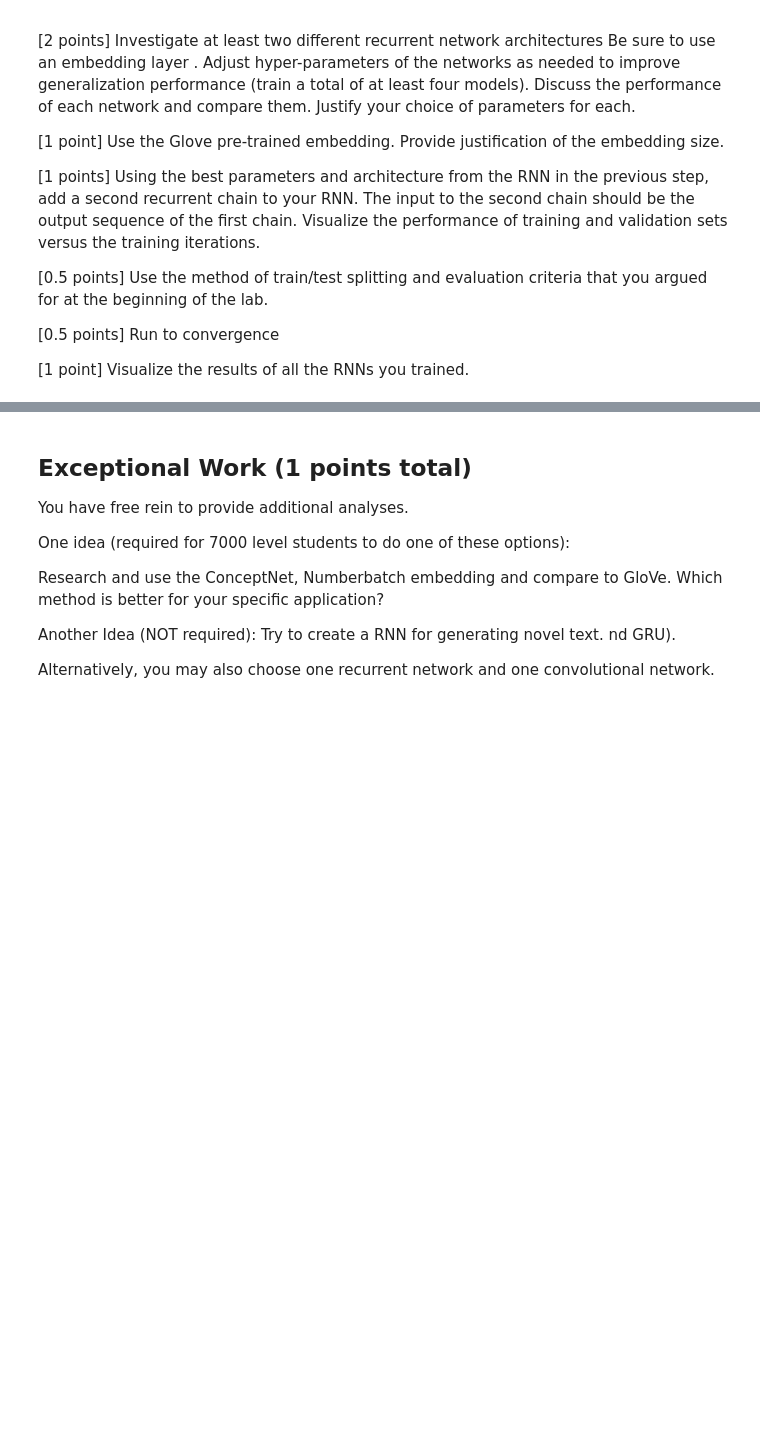
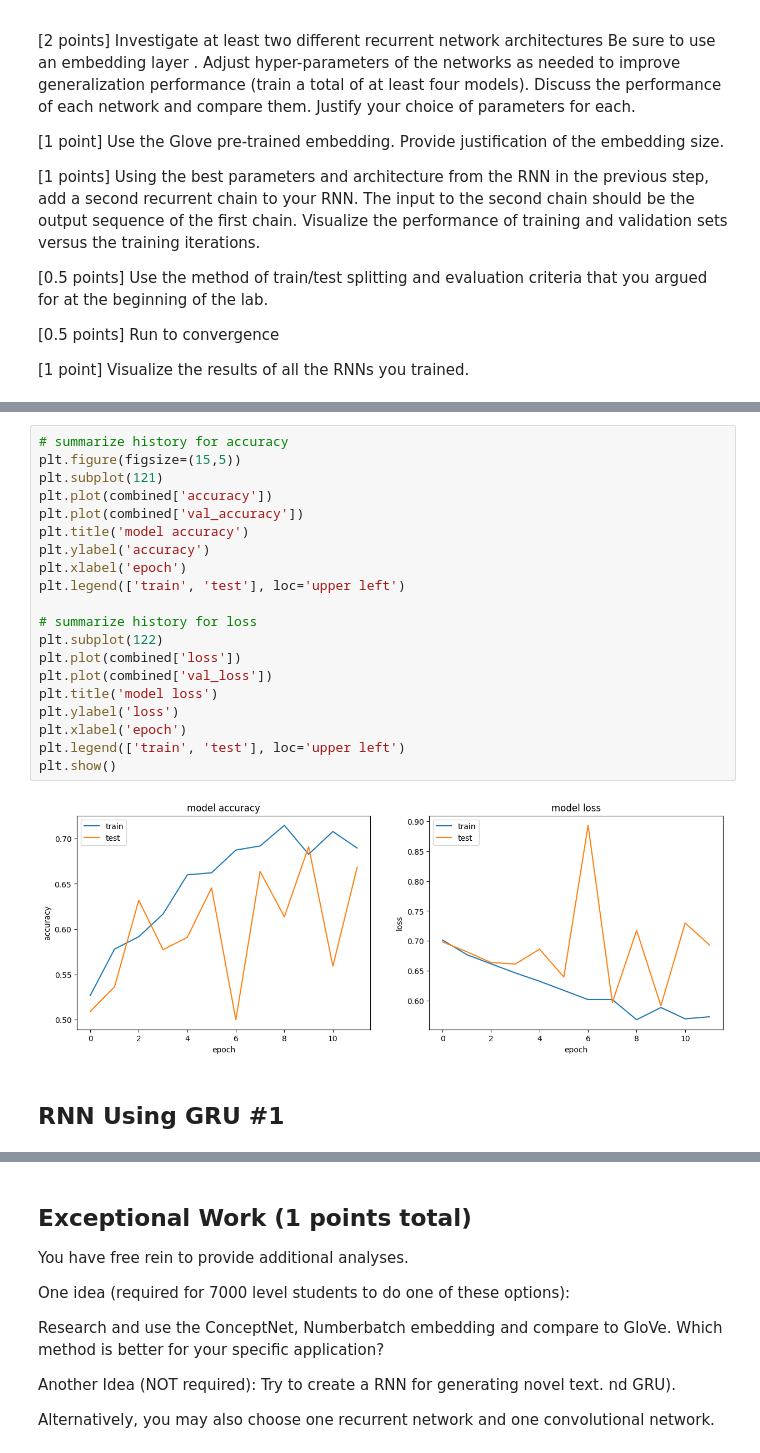
Before and after one commit to bennyandthejetss/ML_Lab7, a Jupyter notebook: Lab7.ipynb, the cells around one changed output, grey strips where cells are left out. Saved outputs shown, nothing was run; the diff lists cells and outputs as text; blank space fills up the shorter version.

```diff
--- a/Lab7.ipynb
+++ b/Lab7.ipynb
@@ -66,0 +303,24 @@ plt.show()
+# %%
+# summarize history for accuracy
+plt.figure(figsize=(15,5))
+plt.subplot(121)
+plt.plot(combined['accuracy'])
+plt.plot(combined['val_accuracy'])
+plt.title('model accuracy')
+plt.ylabel('accuracy')
+plt.xlabel('epoch')
+plt.legend(['train', 'test'], loc='upper left')
+
+# summarize history for loss
+plt.subplot(122)
+plt.plot(combined['loss'])
+plt.plot(combined['val_loss'])
+plt.title('model loss')
+plt.ylabel('loss')
+plt.xlabel('epoch')
+plt.legend(['train', 'test'], loc='upper left')
+plt.show()
+# %% [output]
+[figure, added]
+# %% [markdown]
+## RNN Using GRU #1
```
Also changed, not shown: parts of 23 cells of this notebook, 1 other file.
